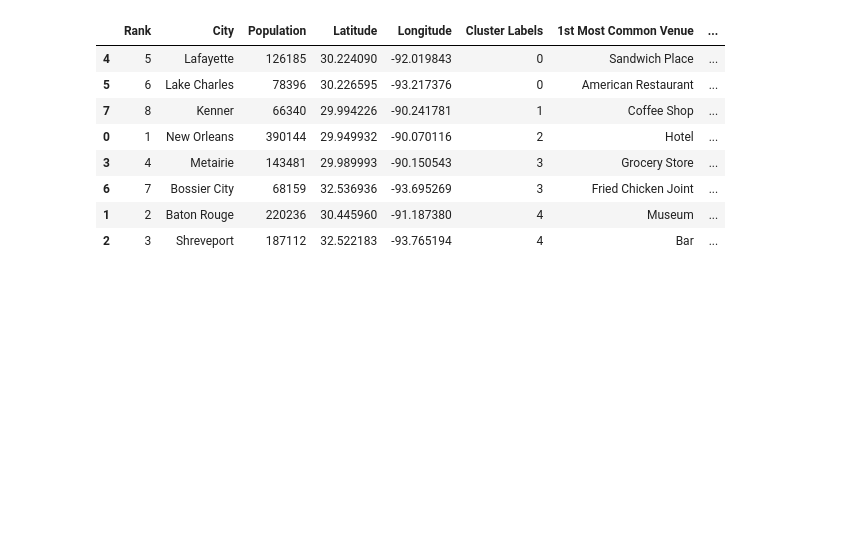
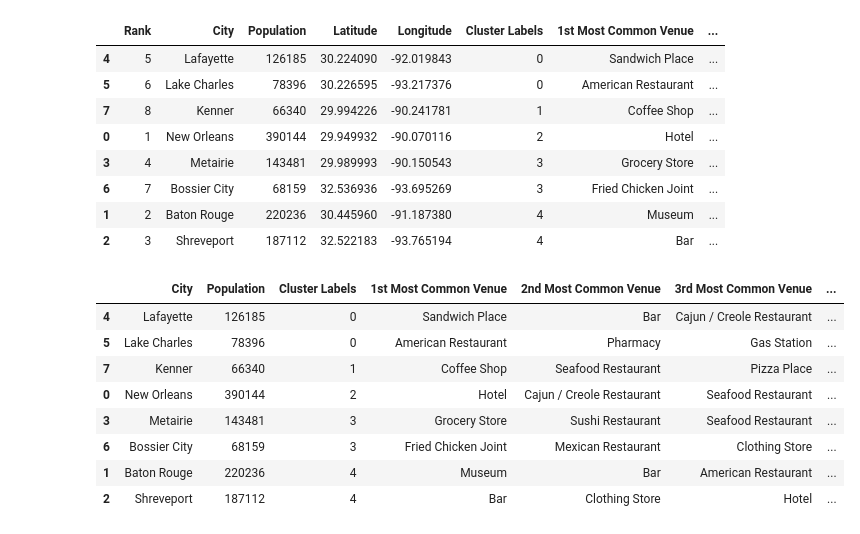
Before and after one commit to texashairs/Coursera_Capstone, a Jupyter notebook: Week 4 Applied Data Science Capstone Project.ipynb, the cells around one changed output. Cells and saved outputs as stored; diff of their text form; code cells hidden in the pictures; blank space fills up the shorter version.

```diff
--- a/Week 4 Applied Data Science Capstone Project.ipynb
+++ b/Week 4 Applied Data Science Capstone Project.ipynb
@@ -412,0 +422,13 @@ LA_merged.sort_values(by=['Cluster Labels'])
+# %%
+LA_merged.sort_values(by=['Cluster Labels'])
+# Group by cluster now that the Rank, Lat/Long rows are dropped out.
+# %% [output]
+|  | City | Population | Cluster Labels | 1st Most Common Venue | 2nd Most Common Venue | 3rd Most Common Venue | ... |
+| 4 | Lafayette | 126185 | 0 | Sandwich Place | Bar | Cajun / Creole Restaurant | ... |
+| 5 | Lake Charles | 78396 | 0 | American Restaurant | Pharmacy | Gas Station | ... |
+| 7 | Kenner | 66340 | 1 | Coffee Shop | Seafood Restaurant | Pizza Place | ... |
+| 0 | New Orleans | 390144 | 2 | Hotel | Cajun / Creole Restaurant | Seafood Restaurant | ... |
+| 3 | Metairie | 143481 | 3 | Grocery Store | Sushi Restaurant | Seafood Restaurant | ... |
+| 6 | Bossier City | 68159 | 3 | Fried Chicken Joint | Mexican Restaurant | Clothing Store | ... |
+| 1 | Baton Rouge | 220236 | 4 | Museum | Bar | American Restaurant | ... |
+| 2 | Shreveport | 187112 | 4 | Bar | Clothing Store | Hotel | ... |
```
Also changed, not shown: parts of 9 cells of this notebook.
